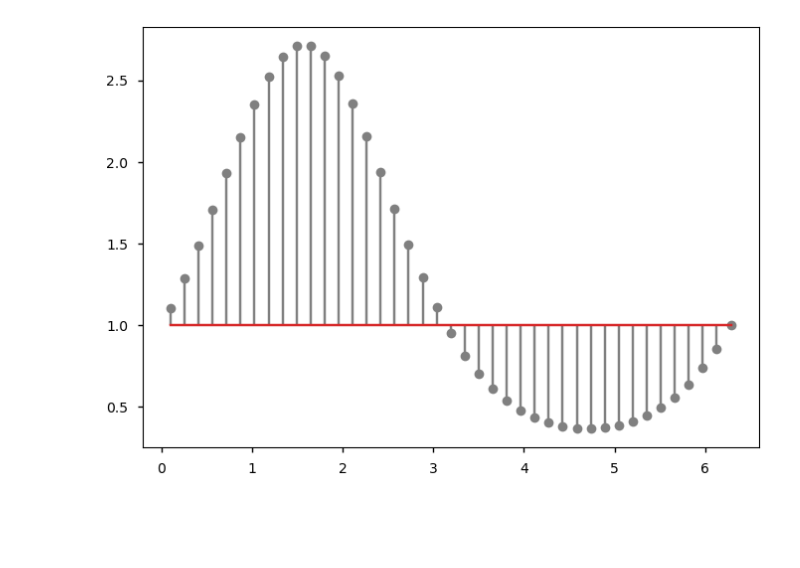
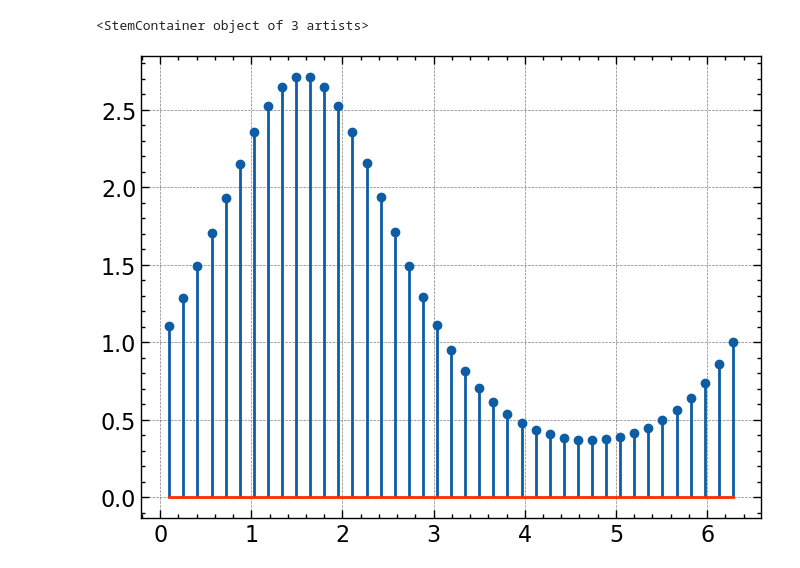
Before and after one commit to mshong/signals_systems, a Jupyter notebook: Chap3_Descrete Signals.ipynb, the cells around one changed output. Drawn from its saved outputs; the diff is of its cells as text; code cells hidden in the pictures; blank space fills up the shorter version.

Commit message:
stem

```diff
--- a/Chap3_Descrete Signals.ipynb
+++ b/Chap3_Descrete Signals.ipynb
@@ -4,11 +4,13 @@ import numpy as np
 import scienceplots
 import math
 # %%
-plt.style.use(['seaborn-notebook'])
+plt.style.use(['science', 'notebook', 'grid'])
 # %%
 x = np.linspace(0.1, 2 * np.pi, 41)
 y = np.exp(np.sin(x))
 
-plt.stem(x, y, linefmt='gray', bottom=1, use_line_collection=True);
+plt.stem(x, y)
+#plt.stem(x, y, linefmt='gray', bottom=1, use_line_collection=True);
 # %% [output]
+<StemContainer object of 3 artists>
-[figure, old version]
+[figure, new version]
```
Also changed, not shown: 1 other file.
